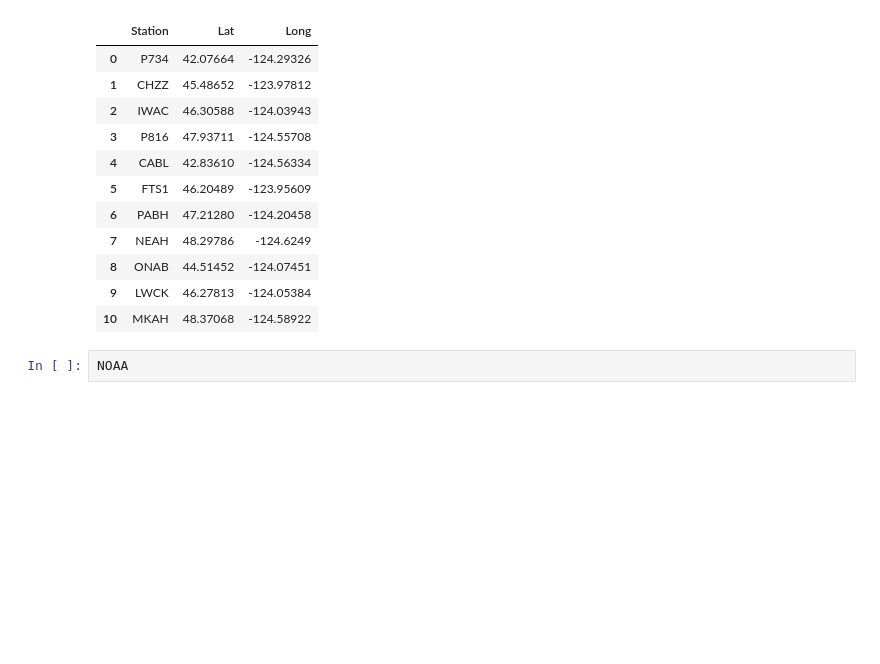
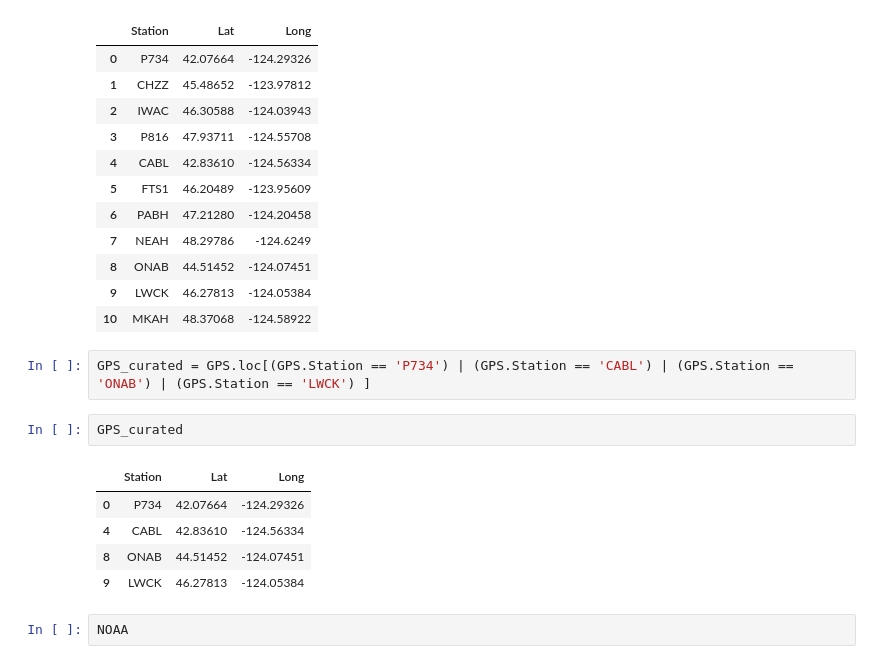
Before and after one commit to Benz-Poobua/Undergrad-Research-2, a Jupyter notebook: GPS-NOAA geodetic-climatic data.ipynb, the cells around one changed output. Drawn from its saved outputs; the diff is of its cells as text; blank space fills up the shorter version.

```diff
--- a/GPS-NOAA geodetic-climatic data.ipynb
+++ b/GPS-NOAA geodetic-climatic data.ipynb
@@ -45,6 +54,16 @@ GPS
 | 8 | ONAB | 44.51452 | -124.07451 |
 | 9 | LWCK | 46.27813 | -124.05384 |
 | 10 | MKAH | 48.37068 | -124.58922 |
+# %%
+GPS_curated = GPS.loc[(GPS.Station == 'P734') | (GPS.Station == 'CABL') | (GPS.Station == 'ONAB') | (GPS.Station == 'LWCK') ]
+# %%
+GPS_curated
+# %% [output]
+|  | Station | Lat | Long |
+| 0 | P734 | 42.07664 | -124.29326 |
+| 4 | CABL | 42.83610 | -124.56334 |
+| 8 | ONAB | 44.51452 | -124.07451 |
+| 9 | LWCK | 46.27813 | -124.05384 |
 # %%
 NOAA
 # %%
```
Also changed, not shown: parts of 4 cells of this notebook.
